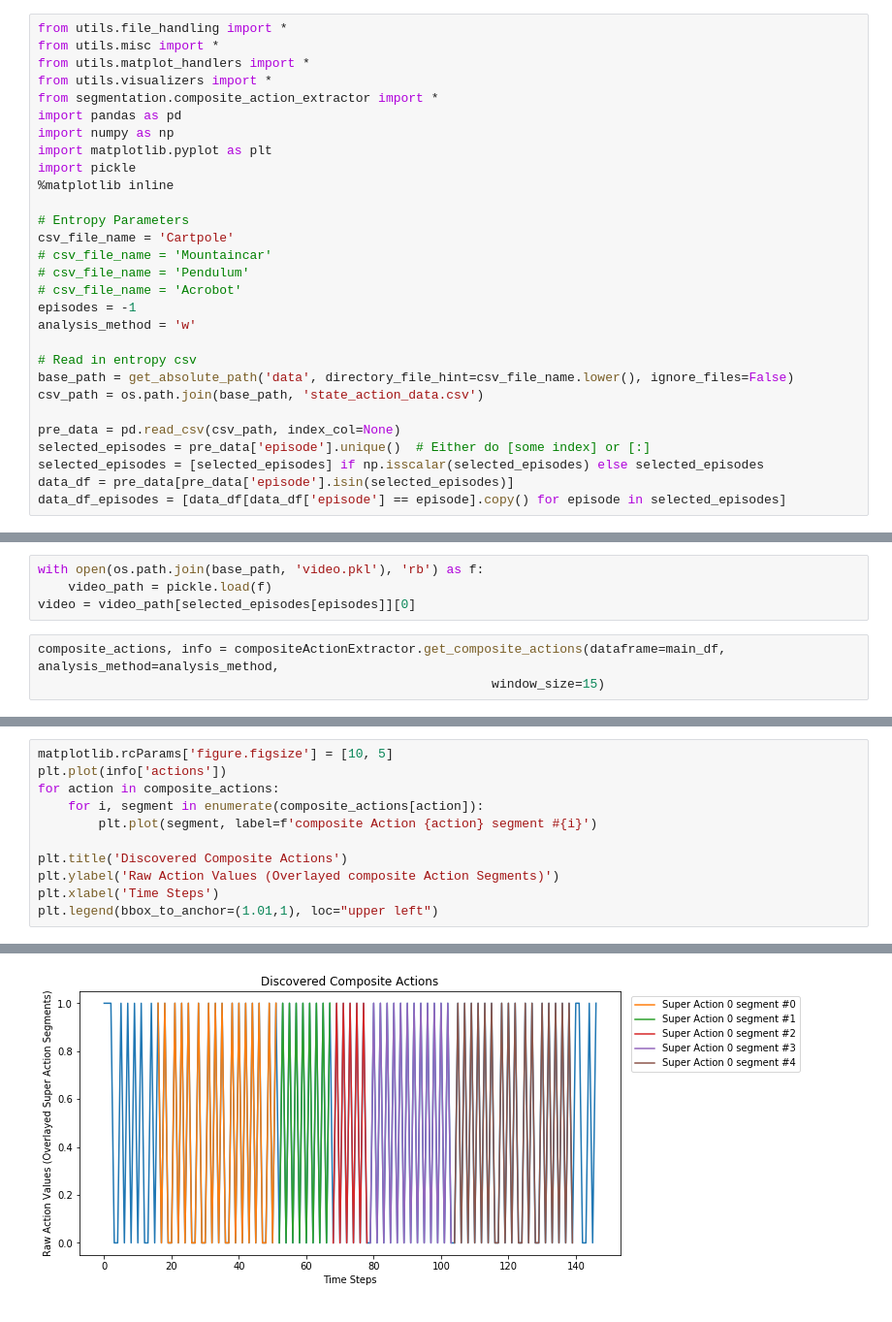
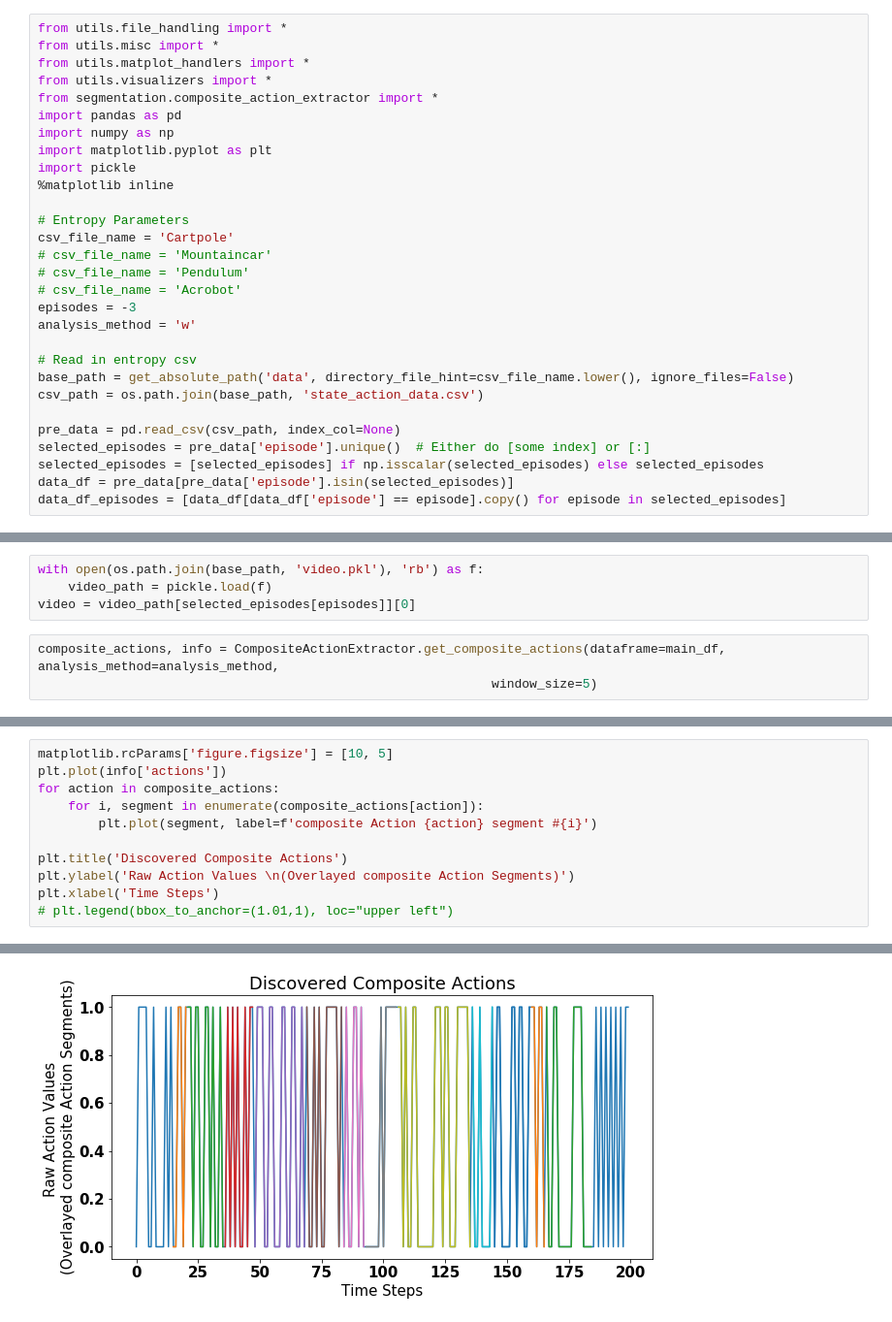
Before and after one commit to josiahls/CompositeActionExtractor, a Jupyter notebook: composite_action_extractor/notebooks/Segmentation Detector [Just the Object].ipynb, the cells around one changed output, grey strips where cells are left out. Shown at 97% size. Drawn from its saved outputs; the diff is of its cells as text.

```diff
--- a/composite_action_extractor/notebooks/Segmentation Detector [Just the Object].ipynb
+++ b/composite_action_extractor/notebooks/Segmentation Detector [Just the Object].ipynb
@@ -15,7 +15,7 @@ csv_file_name = 'Cartpole'
 # csv_file_name = 'Mountaincar'
 # csv_file_name = 'Pendulum'
 # csv_file_name = 'Acrobot'
-episodes = -1
+episodes = -3
 analysis_method = 'w'
 
 # Read in entropy csv
@@ -59,7 +59,7 @@ with open(os.path.join(base_path, 'video.pkl'), 'rb') as f:
     video_path = pickle.load(f)
 video = video_path[selected_episodes[episodes]][0]
 # %%
-composite_actions, info = compositeActionExtractor.get_composite_actions(dataframe=main_df, analysis_method=analysis_method,
-                                                            window_size=15)
+composite_actions, info = CompositeActionExtractor.get_composite_actions(dataframe=main_df, analysis_method=analysis_method,
+                                                            window_size=5)
 # %%
 matplotlib.rcParams['figure.figsize'] = [15, 5]
@@ -124,7 +130,7 @@ for action in composite_actions:
         plt.plot(segment, label=f'composite Action {action} segment #{i}')
 
 plt.title('Discovered Composite Actions')
-plt.ylabel('Raw Action Values (Overlayed composite Action Segments)')
+plt.ylabel('Raw Action Values \n(Overlayed composite Action Segments)')
 plt.xlabel('Time Steps')
-plt.legend(bbox_to_anchor=(1.01,1), loc="upper left")
+# plt.legend(bbox_to_anchor=(1.01,1), loc="upper left")
 # %% [output]
@@ -132,4 +138,4 @@ plt.legend(bbox_to_anchor=(1.01,1), loc="upper left")
-[figure, old version]
+[figure, new version]
 # %%
 from ipywidgets import FloatSlider, IntSlider
 from ipywidgets import interact, interactive, fixed, interact_manual
```
Also changed, not shown: parts of 12 cells of this notebook, 4 other files.
